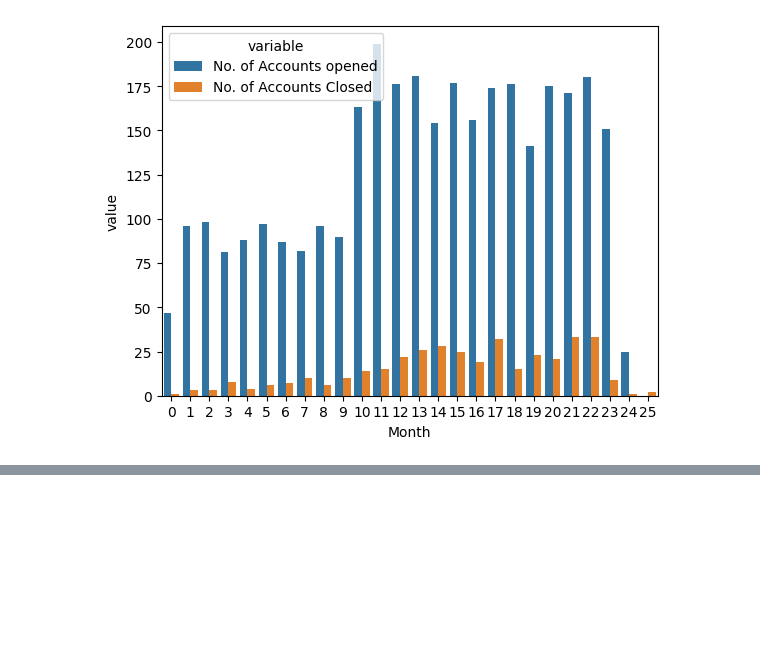
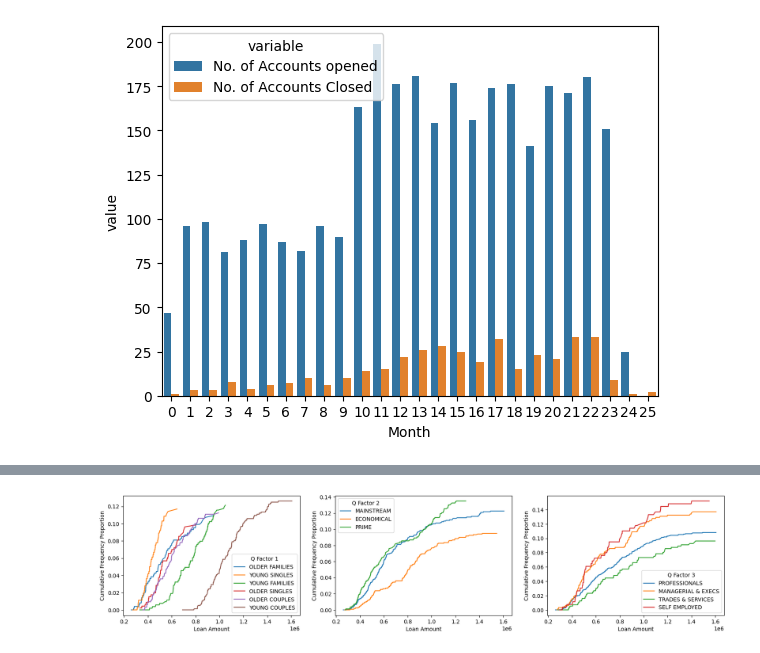
Before and after one commit to nineninesixteensixtn/QuantiumCaseComp2024, a Jupyter notebook: workingfile.ipynb, the cells around one changed output, grey strips where cells are left out. Cells and saved outputs as stored; diff of their text form; code cells hidden in the pictures; blank space fills up the shorter version.

```diff
--- a/workingfile.ipynb
+++ b/workingfile.ipynb
@@ -288,0 +432,13 @@ sns.barplot(data=accounts_opening_and_closing_by_month.melt(id_vars= 'Month'),x
+# %%
+#plotting cumulative frequency of clawbacks as a proportion to loan amounts, differentiating by Q factors (STANDARDISING FOR UNEQUAL LOAN APPLICATION COUNTS)
+fig, ax = plt.subplots(1,3, figsize = (20,4))
+for i in range(3):
+    count_df = df.groupby(f'Q Factor {i+1}')['Customer ID'].count()
+    cumfreq_df = df[['Loan Amount', 'Clawbacked', f'Q Factor {i+1}']].sort_values('Loan Amount')
+    cumfreq_df['Cumulative Frequency Proportion'] = cumfreq_df.groupby(f'Q Factor {i+1}')['Clawbacked'].cumsum()
+    cumfreq_df['Cumulative Frequency Proportion'] = cumfreq_df['Cumulative Frequency Proportion'].astype('float64')
+    for factor in count_df.index:
+        cumfreq_df.loc[cumfreq_df[f'Q Factor {i+1}'] == factor , 'Cumulative Frequency Proportion'] /= count_df[factor]
+    fig = sns.lineplot(cumfreq_df, x = 'Loan Amount', y = 'Cumulative Frequency Proportion', hue=f'Q Factor {i+1}', ax = ax[i])
+# %% [output]
+[figure, added]
```
Also changed, not shown: parts of 38 cells of this notebook, 1 other file.
